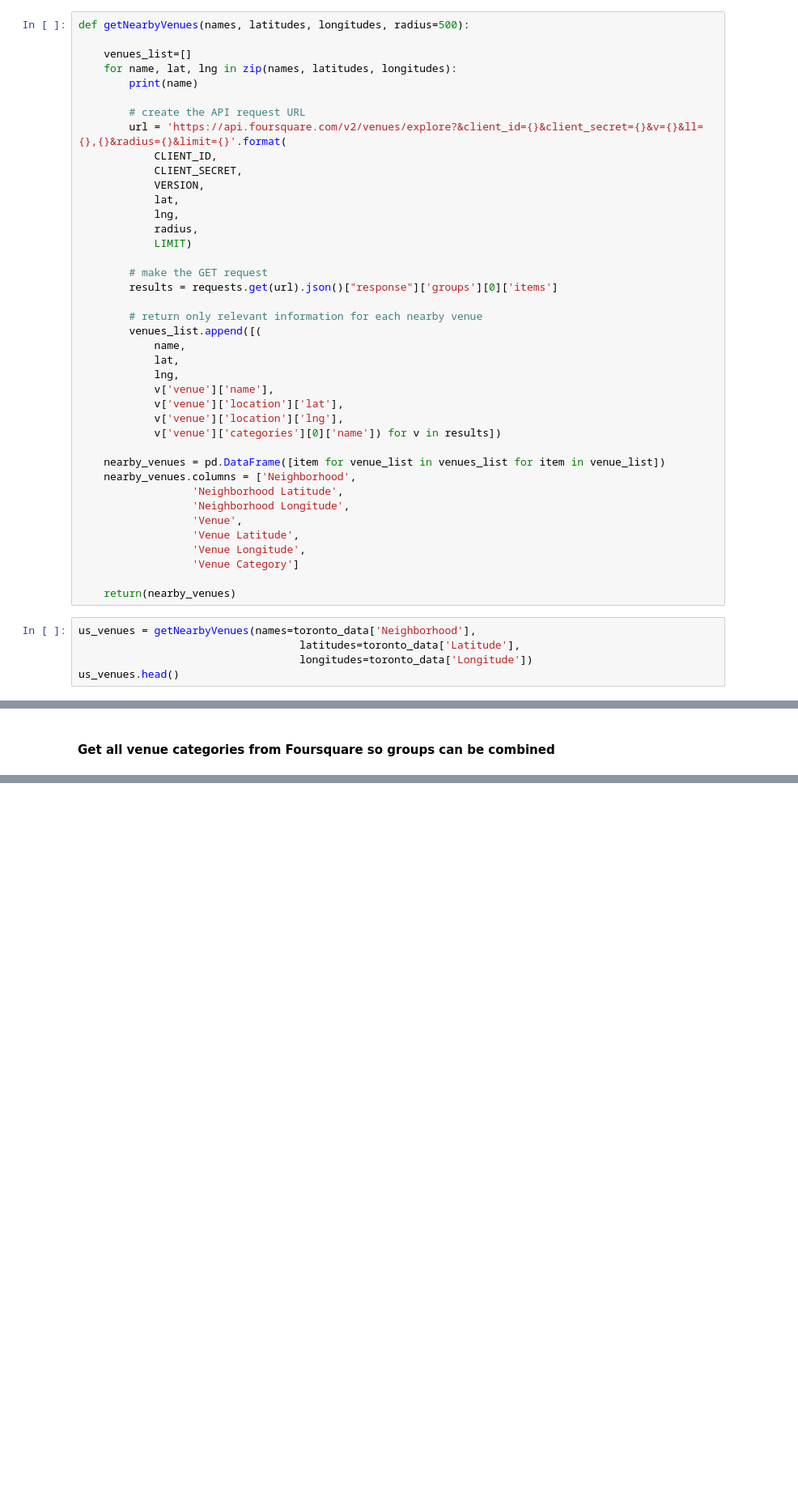
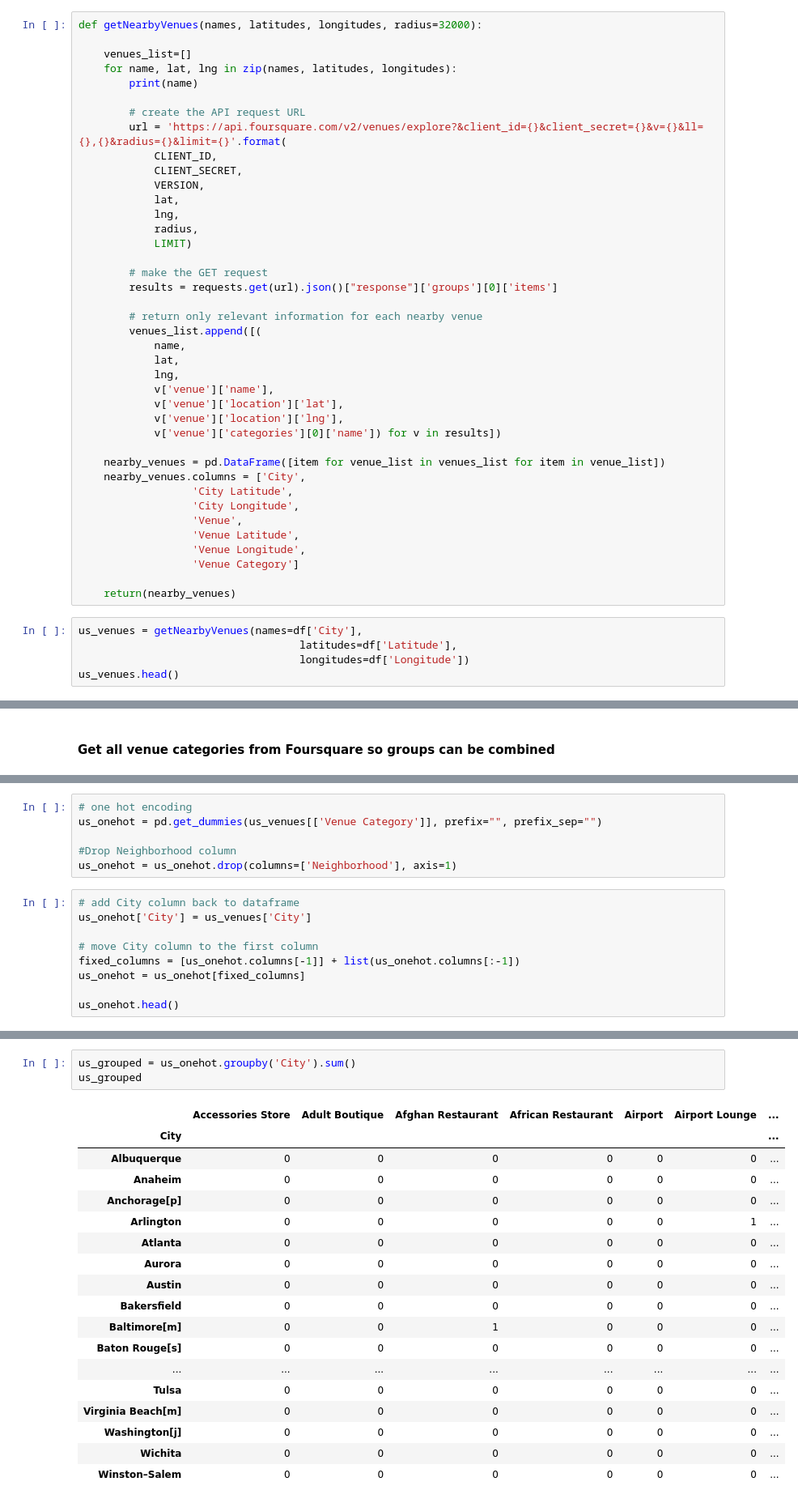
Before and after one commit to richtimm/coursera, a Jupyter notebook: Battle of the Neighbordhoods.ipynb, the cells around one changed output, grey strips where cells are left out. Shown: that part at 81% size. Cells and saved outputs as stored; diff of their text form; blank space fills up the shorter version.

```diff
--- a/Battle of the Neighbordhoods.ipynb
+++ b/Battle of the Neighbordhoods.ipynb
@@ -128,7 +150,7 @@ LIMIT = 100
 # %% [markdown]
 #### Create function to get nearby venues
 # %%
-def getNearbyVenues(names, latitudes, longitudes, radius=500):
+def getNearbyVenues(names, latitudes, longitudes, radius=32000):
 
     venues_list=[]
     for name, lat, lng in zip(names, latitudes, longitudes):
@@ -158,9 +180,9 @@ def getNearbyVenues(names, latitudes, longitudes, radius=500):
             v['venue']['categories'][0]['name']) for v in results])
 
     nearby_venues = pd.DataFrame([item for venue_list in venues_list for item in venue_list])
-    nearby_venues.columns = ['Neighborhood',
-                  'Neighborhood Latitude',
-                  'Neighborhood Longitude',
+    nearby_venues.columns = ['City',
+                  'City Latitude',
+                  'City Longitude',
                   'Venue',
                   'Venue Latitude',
                   'Venue Longitude',
@@ -168,7 +190,7 @@ def getNearbyVenues(names, latitudes, longitudes, radius=500):
 
     return(nearby_venues)
 # %%
-us_venues = getNearbyVenues(names=toronto_data['Neighborhood'],
-                                   latitudes=toronto_data['Latitude'],
-                                   longitudes=toronto_data['Longitude'])
+us_venues = getNearbyVenues(names=df['City'],
+                                   latitudes=df['Latitude'],
+                                   longitudes=df['Longitude'])
 us_venues.head()
@@ -184,0 +261,15 @@ categories = requests.get(url).json()['response']['categories']
+# %%
+# one hot encoding
+us_onehot = pd.get_dummies(us_venues[['Venue Category']], prefix="", prefix_sep="")
+
+#Drop Neighborhood column
+us_onehot = us_onehot.drop(columns=['Neighborhood'], axis=1)
+# %%
+# add City column back to dataframe
+us_onehot['City'] = us_venues['City']
+
+# move City column to the first column
+fixed_columns = [us_onehot.columns[-1]] + list(us_onehot.columns[:-1])
+us_onehot = us_onehot[fixed_columns]
+
+us_onehot.head()
@@ -184,0 +290,22 @@ categories = requests.get(url).json()['response']['categories']
+# %%
+us_grouped = us_onehot.groupby('City').sum()
+us_grouped
+# %% [output]
+|  | Accessories Store | Adult Boutique | Afghan Restaurant | African Restaurant | Airport | Airport Lounge | ... |
+| City |  |  |  |  |  |  | ... |
+| Albuquerque | 0 | 0 | 0 | 0 | 0 | 0 | ... |
+| Anaheim | 0 | 0 | 0 | 0 | 0 | 0 | ... |
+| Anchorage[p] | 0 | 0 | 0 | 0 | 0 | 0 | ... |
+| Arlington | 0 | 0 | 0 | 0 | 0 | 1 | ... |
+| Atlanta | 0 | 0 | 0 | 0 | 0 | 0 | ... |
+| Aurora | 0 | 0 | 0 | 0 | 0 | 0 | ... |
+| Austin | 0 | 0 | 0 | 0 | 0 | 0 | ... |
+| Bakersfield | 0 | 0 | 0 | 0 | 0 | 0 | ... |
+| Baltimore[m] | 0 | 0 | 1 | 0 | 0 | 0 | ... |
+| Baton Rouge[s] | 0 | 0 | 0 | 0 | 0 | 0 | ... |
+| ... | ... | ... | ... | ... | ... | ... | ... |
+| Tulsa | 0 | 0 | 0 | 0 | 0 | 0 | ... |
+| Virginia Beach[m] | 0 | 0 | 0 | 0 | 0 | 0 | ... |
+| Washington[j] | 0 | 0 | 0 | 0 | 0 | 0 | ... |
+| Wichita | 0 | 0 | 0 | 0 | 0 | 0 | ... |
+| Winston–Salem | 0 | 0 | 0 | 0 | 0 | 0 | ... |
```
Also changed, not shown: parts of 42 cells of this notebook.
